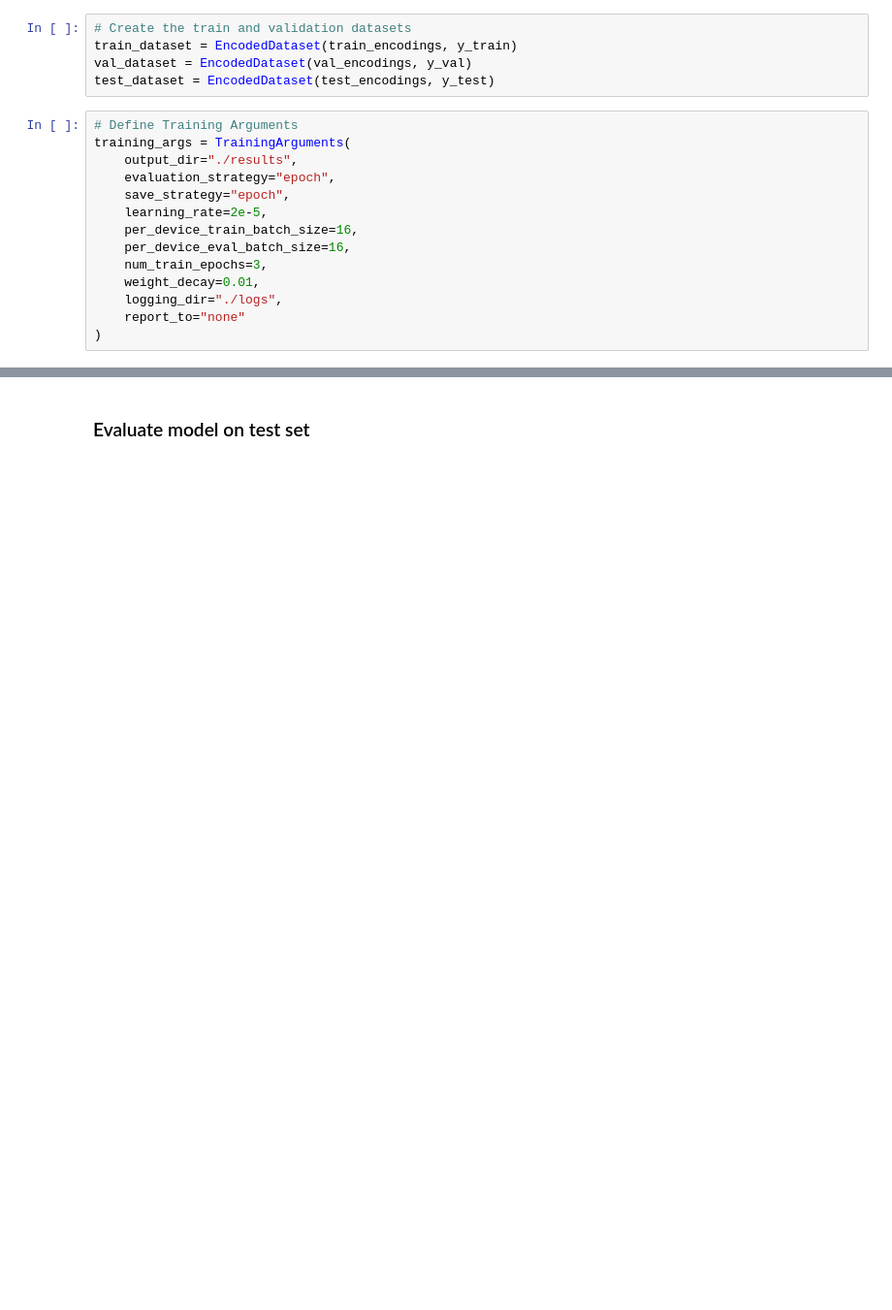
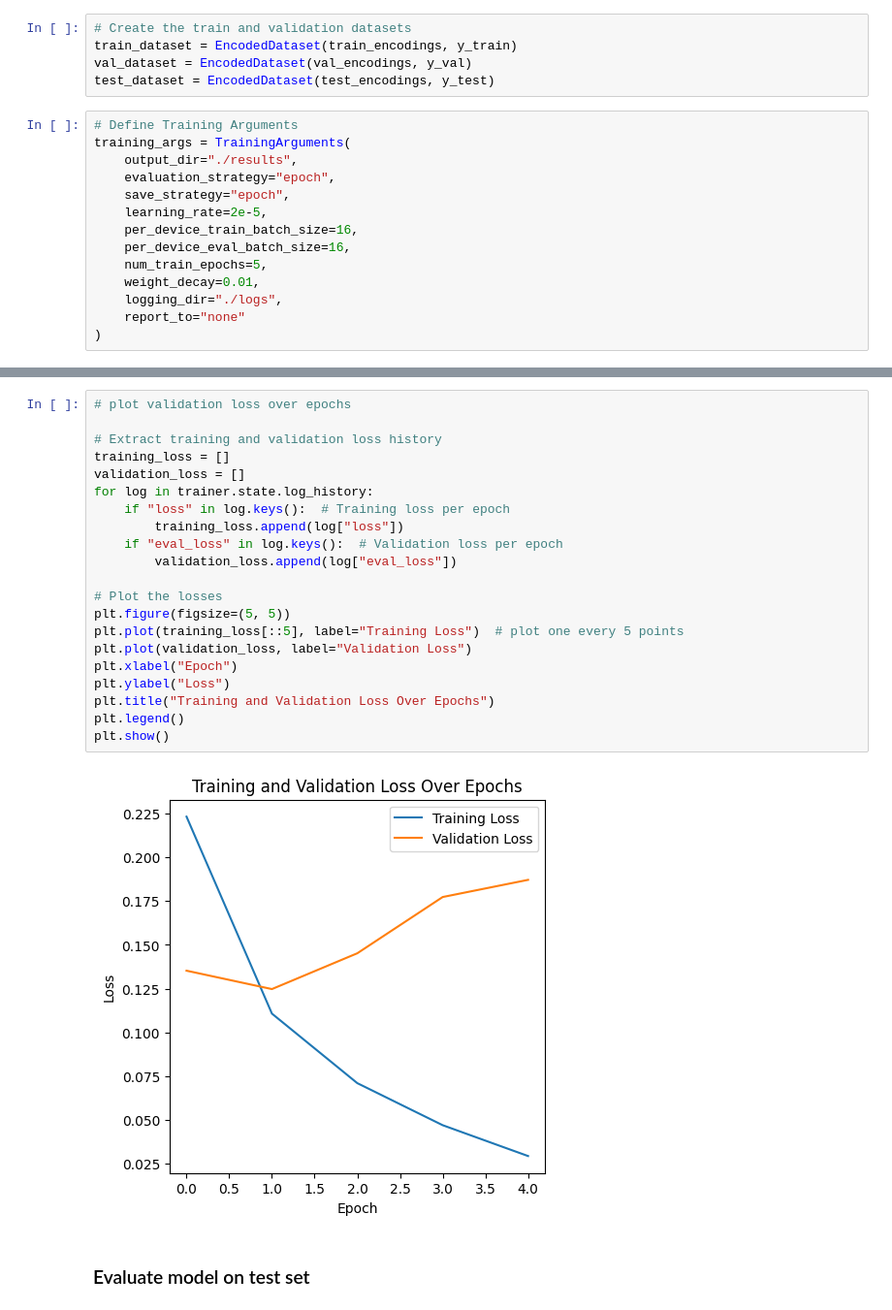
Before and after one commit to alexdjulin/ik_robo_reviews, a Jupyter notebook: 3_sentiment_analysis_model.ipynb, the cells around one changed output, grey strips where cells are left out. Shown: that part at 97% size. Drawn from its saved outputs; the diff is of its cells as text; blank space fills up the shorter version.

```diff
--- a/3_sentiment_analysis_model.ipynb
+++ b/3_sentiment_analysis_model.ipynb
@@ -256,7 +251,7 @@ training_args = TrainingArguments(
     learning_rate=2e-5,
     per_device_train_batch_size=16,
     per_device_eval_batch_size=16,
-    num_train_epochs=3,
+    num_train_epochs=5,
     weight_decay=0.01,
     logging_dir="./logs",
     report_to="none"
@@ -296,3 +286,26 @@ Model saved to models/distilbert_sa_20241016_115241
+# %%
+# plot validation loss over epochs
+
+# Extract training and validation loss history
+training_loss = []
+validation_loss = []
+for log in trainer.state.log_history:
+    if "loss" in log.keys():  # Training loss per epoch
+        training_loss.append(log["loss"])
+    if "eval_loss" in log.keys():  # Validation loss per epoch
+        validation_loss.append(log["eval_loss"])
+
+# Plot the losses
+plt.figure(figsize=(5, 5))
+plt.plot(training_loss[::5], label="Training Loss")  # plot one every 5 points
+plt.plot(validation_loss, label="Validation Loss")
+plt.xlabel("Epoch")
+plt.ylabel("Loss")
+plt.title("Training and Validation Loss Over Epochs")
+plt.legend()
+plt.show()
+# %% [output]
+[figure, added]
 # %% [markdown]
 ### Evaluate model on test set
 # %%
```
Also changed, not shown: parts of 11 cells of this notebook, 3 other files.
